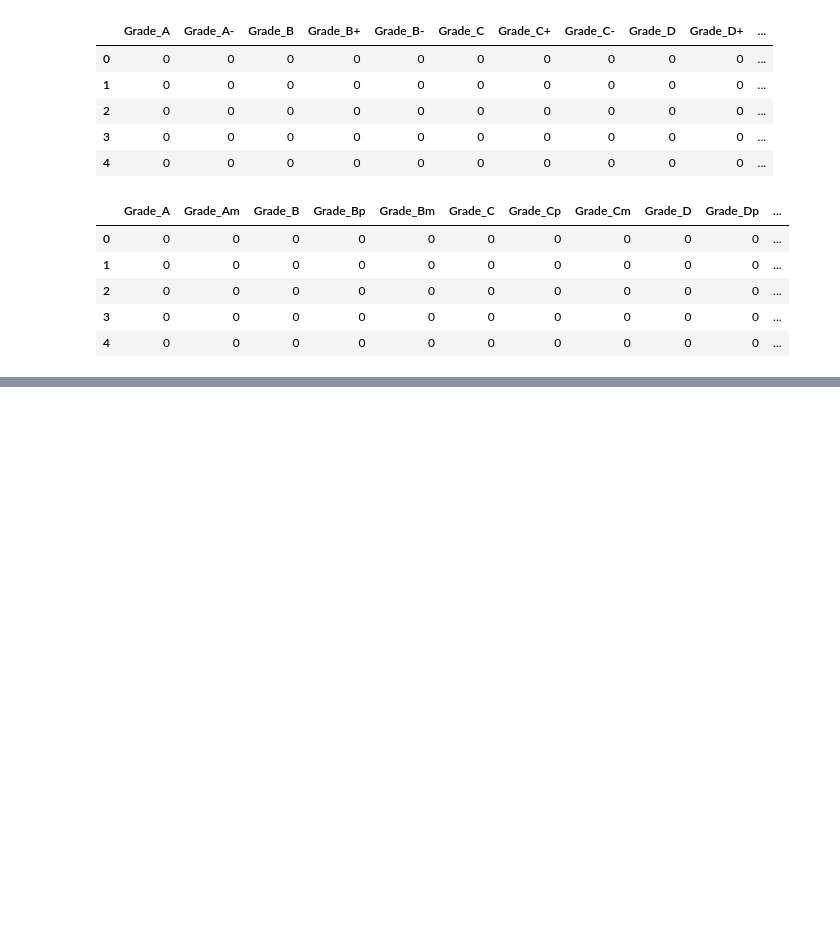
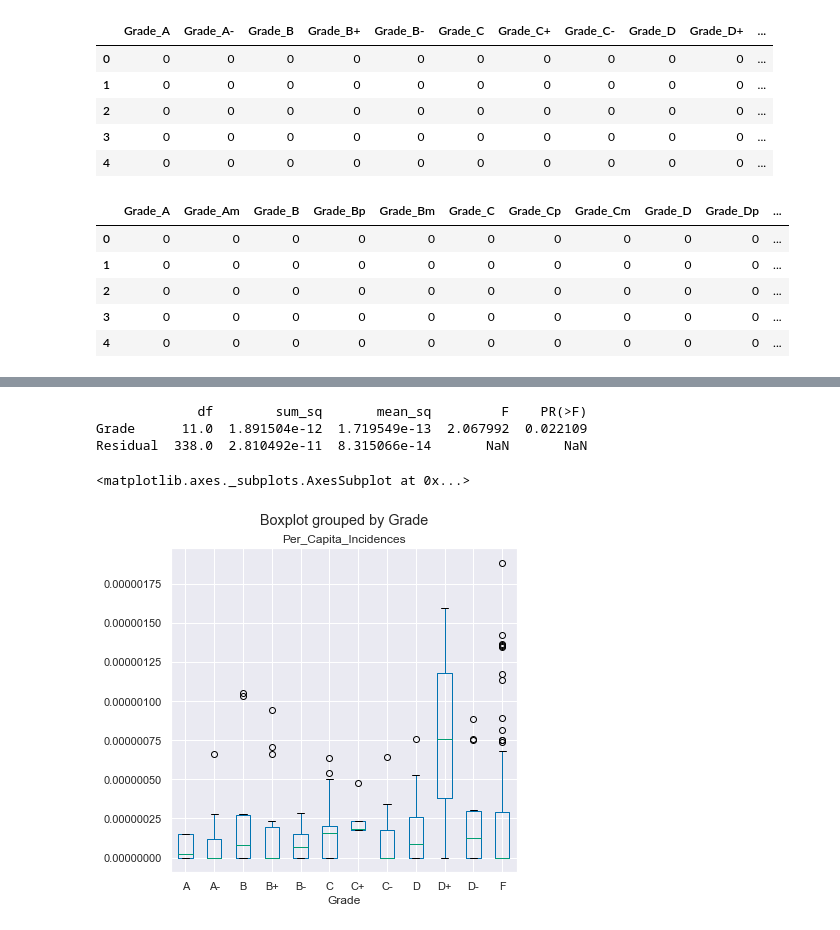
Before and after one commit to loisr/Mod-2-Project, a Jupyter notebook: Reshaped Data.ipynb, the cells around one changed output, grey strips where cells are left out. Cells and saved outputs as stored; diff of their text form; code cells hidden in the pictures; blank space fills up the shorter version.

```diff
--- a/Reshaped Data.ipynb
+++ b/Reshaped Data.ipynb
@@ -373,0 +514,12 @@ Warnings:
+# %%
+anova_table = sm.stats.anova_lm(anova_grade, type=2)
+print(anova_table)
+# %% [output]
+             df        sum_sq       mean_sq         F    PR(>F)
+Grade      11.0  1.891504e-12  1.719549e-13  2.067992  0.022109
+Residual  338.0  2.810492e-11  8.315066e-14       NaN       NaN
+# %%
+df_with_dummies.boxplot('Per_Capita_Incidences', by='Grade', figsize=(6,6))
+# %% [output]
+<matplotlib.axes._subplots.AxesSubplot at 0x...>
+[figure, added]
```
Also changed, not shown: parts of 22 cells of this notebook, 2 other files.
